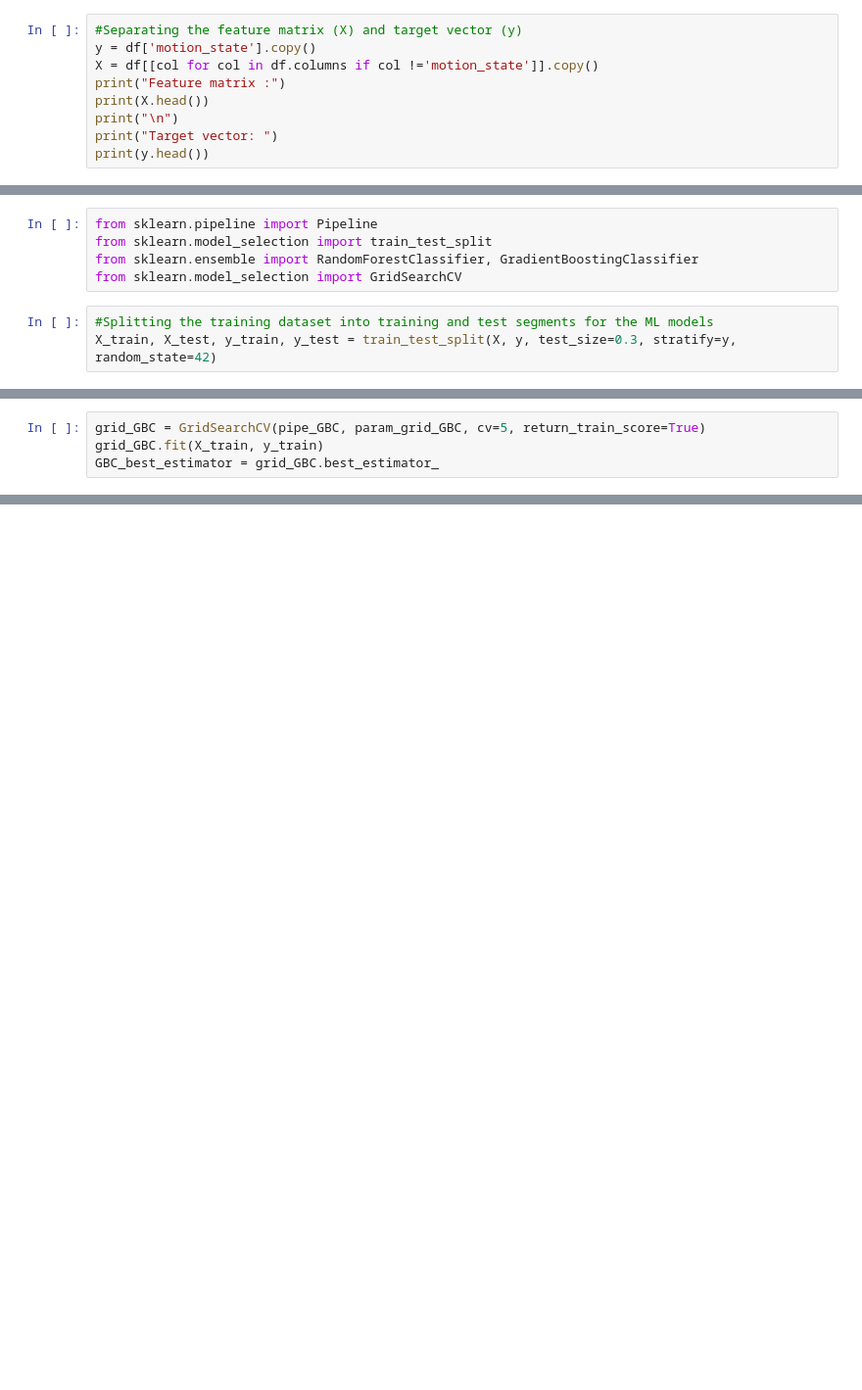
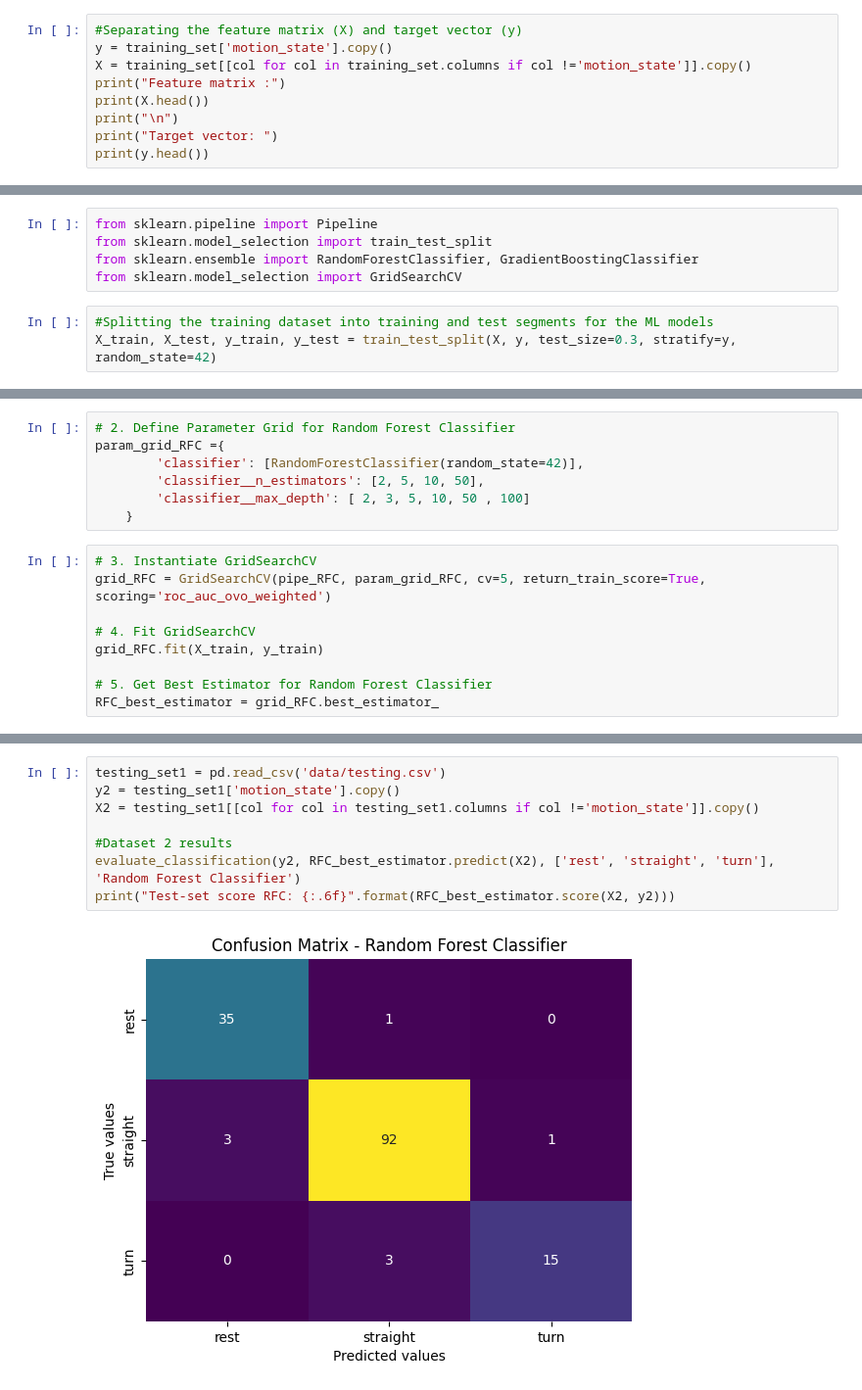
Before and after one commit to sauravuprety21/enel682-proj, a Jupyter notebook: Ensemble.ipynb, the cells around one changed output, grey strips where cells are left out. Shown at 98% size. Drawn from its saved outputs; the diff is of its cells as text; blank space fills up the shorter version.

Commit message:
Update Ensemble.ipynb
Cleaned up code, wrote appropriate comments
Still need to put analysis of results in there

```diff
--- a/Ensemble.ipynb
+++ b/Ensemble.ipynb
@@ -25,8 +33,8 @@ df.head()
 | 4 | straight | 9.806574 | 0.009778 | 0.000003 | 0.000008 | 0.000006 | 5.623301e-09 | 2.478434e-09 | 2.738851e-09 | 0.000006 | ... |
 # %%
 #Separating the feature matrix (X) and target vector (y)
-y = df['motion_state'].copy()
-X = df[[col for col in df.columns if col !='motion_state']].copy()
+y = training_set['motion_state'].copy()
+X = training_set[[col for col in training_set.columns if col !='motion_state']].copy()
 print("Feature matrix :")
 print(X.head())
 print("\n")
@@ -134,4 +68,0 @@ param_grid_GBC={
-# %%
-grid_GBC = GridSearchCV(pipe_GBC, param_grid_GBC, cv=5, return_train_score=True)
-grid_GBC.fit(X_train, y_train)
-GBC_best_estimator = grid_GBC.best_estimator_
@@ -411,0 +125,16 @@ print("Test-set score GBC: {:.6f}".format(GBC_best_estimator3.score(X3, y3)))'''
+# %%
+# 2. Define Parameter Grid for Random Forest Classifier
+param_grid_RFC ={
+        'classifier': [RandomForestClassifier(random_state=42)],
+        'classifier__n_estimators': [2, 5, 10, 50],
+        'classifier__max_depth': [ 2, 3, 5, 10, 50 , 100]
+    }
+# %%
+# 3. Instantiate GridSearchCV
+grid_RFC = GridSearchCV(pipe_RFC, param_grid_RFC, cv=5, return_train_score=True, scoring='roc_auc_ovo_weighted')
+
+# 4. Fit GridSearchCV
+grid_RFC.fit(X_train, y_train)
+
+# 5. Get Best Estimator for Random Forest Classifier
+RFC_best_estimator = grid_RFC.best_estimator_
@@ -411,0 +275,10 @@ print("Test-set score GBC: {:.6f}".format(GBC_best_estimator3.score(X3, y3)))'''
+# %%
+testing_set1 = pd.read_csv('data/testing.csv')
+y2 = testing_set1['motion_state'].copy()
+X2 = testing_set1[[col for col in testing_set1.columns if col !='motion_state']].copy()
+
+#Dataset 2 results
+evaluate_classification(y2, RFC_best_estimator.predict(X2), ['rest', 'straight', 'turn'], 'Random Forest Classifier')
+print("Test-set score RFC: {:.6f}".format(RFC_best_estimator.score(X2, y2)))
+# %% [output]
+[figure, added]
```
Also changed, not shown: parts of 50 cells of this notebook.
